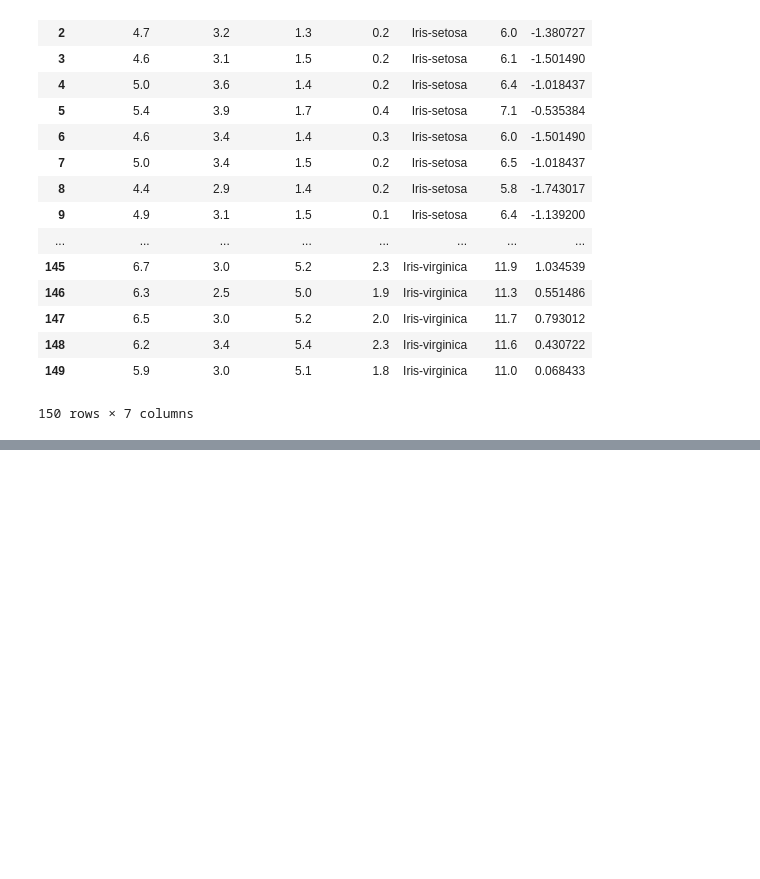
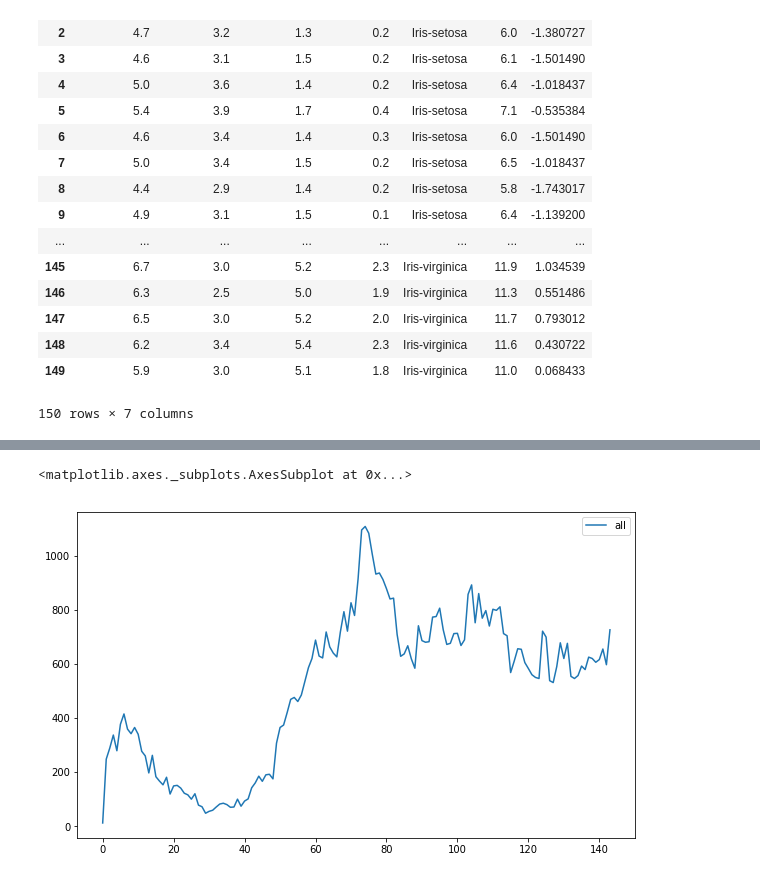
Before and after one commit to kehanlu/python, a Jupyter notebook: notebooks/lecture8.ipynb, the cells around one changed output, grey strips where cells are left out. Cells and saved outputs as stored; diff of their text form; code cells hidden in the pictures; blank space fills up the shorter version.

```diff
--- a/notebooks/lecture8.ipynb
+++ b/notebooks/lecture8.ipynb
@@ -179,0 +226,4 @@ df
+# %%
+import pandas as pd
+df = pd.read_csv('/Users/hank/py/2019-spring/gossip0506.csv')
+df
@@ -179,0 +249,5 @@ df
+# %%
+df.plot.line(y="all",figsize=(10,6))
+# %% [output]
+<matplotlib.axes._subplots.AxesSubplot at 0x...>
+[figure, added]
```
Also changed, not shown: parts of 16 cells of this notebook, 2 other files.
